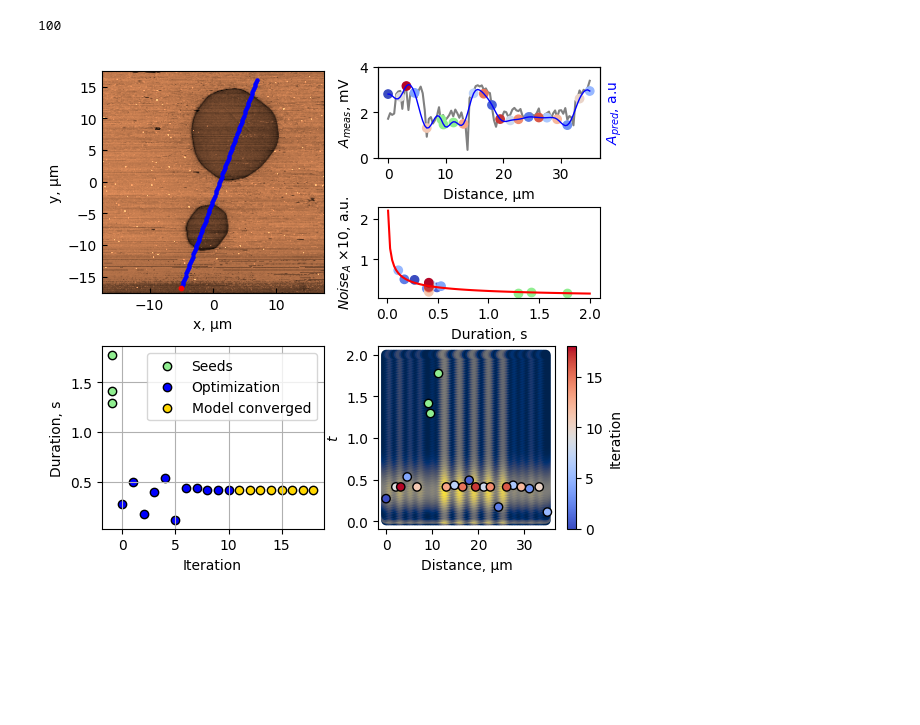
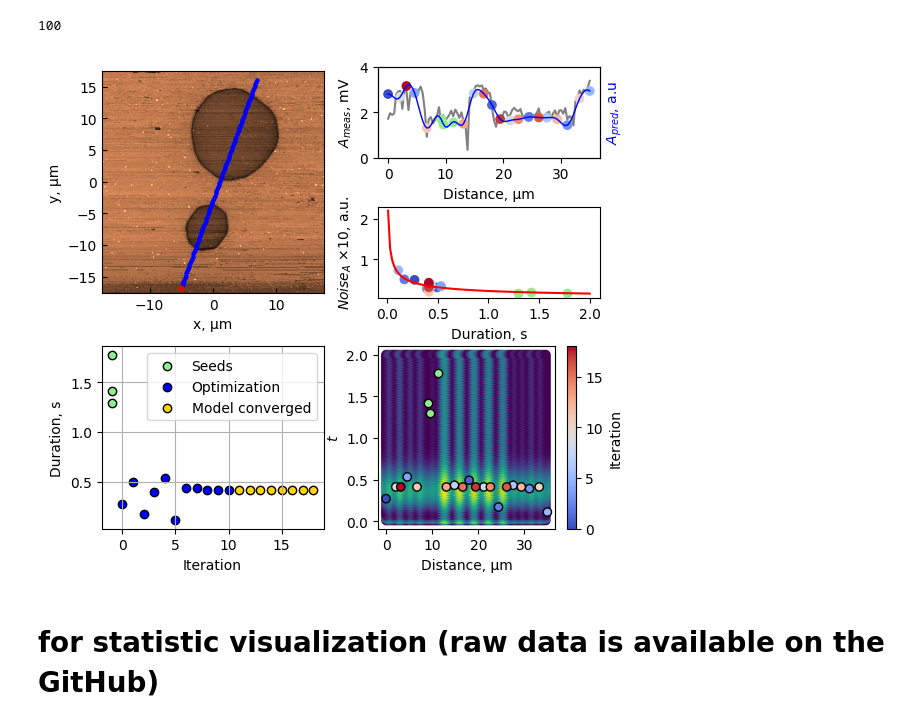
Before and after one commit to Slautin/2024_Noise_BO, a Jupyter notebook: 3_results_analysis.ipynb, the cells around one changed output. Saved outputs shown, nothing was run; the diff lists cells and outputs as text; code cells hidden in the pictures; blank space fills up the shorter version.

```diff
--- a/3_results_analysis.ipynb
+++ b/3_results_analysis.ipynb
@@ -624,32 +642,34 @@ t_all = dict_res['coord_all'][dict_res['coord_all'][:,0]==0][:,1]
 ax_n.scatter(dict_res['meas_coord'][-1][:3,1], dict_res['y_noise'][-1][:3]*10, c='lightgreen', label='Seed measurements')
 ax_n.scatter(dict_res['meas_coord'][-1][3:,1], dict_res['y_noise'][-1][3:]*10, c=dict_res['iter'][:-1],  cmap='coolwarm')
 ax_n.plot(t_all, variable_noise(t_all, dict_res['a1'][-1], dict_res['a0'][-1])*10, color='r', label='Prediction')
 ax_n.set_xlabel('Duration, s', fontsize=10)
 ax_n.set_ylabel(r'$Noise_A$ ×10, a.u.', fontsize=10)
 
 ax_main1 = fig.add_subplot(gs[2, 1])
-scatter1 = ax_main1.scatter(dict_res['coord_all'][:,0]/100*35, dict_res['coord_all'][:,1], c=dict_res['acq_list'][-7], cmap='cividis')
+scatter1 = ax_main1.scatter(dict_res['coord_all'][:,0]/100*35, dict_res['coord_all'][:,1], c=dict_res['acq_list'][-7])#, cmap='cividis')
 ax_main1.scatter(dist[dict_res['meas_coord'][-1][:n_seeds,0].astype(int)], dict_res['meas_coord'][-1][:n_seeds,1], edgecolors='black', c='lightgreen')
 scatter2 = ax_main1.scatter(dist[dict_res['meas_coord'][-1][n_seeds:,0].astype(int)], dict_res['meas_coord'][-1][n_seeds:,1], c=dict_res['iter'][:-1], edgecolors='black', cmap='coolwarm')
 ax_main1.set_ylabel('$t$', fontsize=10)
 ax_main1.set_xlabel('Distance, µm', fontsize=10)
 
 #reward-driven
 ax_main2 = fig.add_subplot(gs[2, 0])
 ax_main2.scatter(-np.ones(len(dict_res['seeds'])), dict_res['seeds'], color='lightgreen', ec='black', label='Seeds')
 ax_main2.scatter(dict_res['iter'][:-1][dict_res['converge'][:-1]==0], dict_res['meas_coord'][-1][n_seeds:][dict_res['converge'][:-1]==0, 1],
                  c='blue', ec='black', label='Optimization')
 ax_main2.scatter(dict_res['iter'][:-1][dict_res['converge'][:-1]==1], dict_res['meas_coord'][-1][n_seeds:][dict_res['converge'][:-1]==1, 1], c='gold', ec='black', label='Model converged')
 ax_main2.grid()
 ax_main2.set_xlabel('Iteration', fontsize=10)
 ax_main2.set_ylabel('Duration, s', fontsize=10)
 ax_main2.legend()
 
 
 #ax_bar = fig.add_subplot(gs[2:4, 2])
 cbar1 = plt.colorbar(scatter2, ax=ax_main1, orientation='vertical')
 cbar1.set_label('Iteration', fontsize=10)
 
 fig.savefig('res_real.jpg', dpi=300, bbox_inches='tight')
 # %% [output]
-[figure, old version]
+[figure, new version]
+# %% [markdown]
+# for statistic visualization (raw data is available on the GitHub)
```
Also changed, not shown: parts of 8 cells of this notebook.
